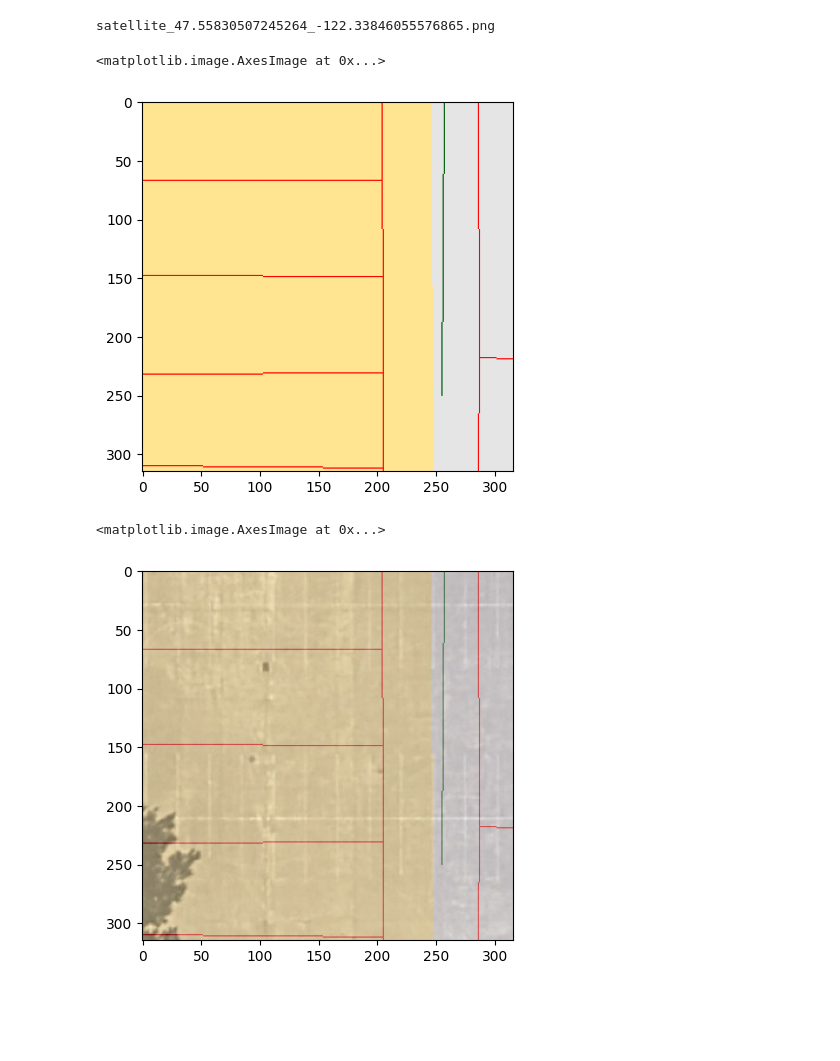
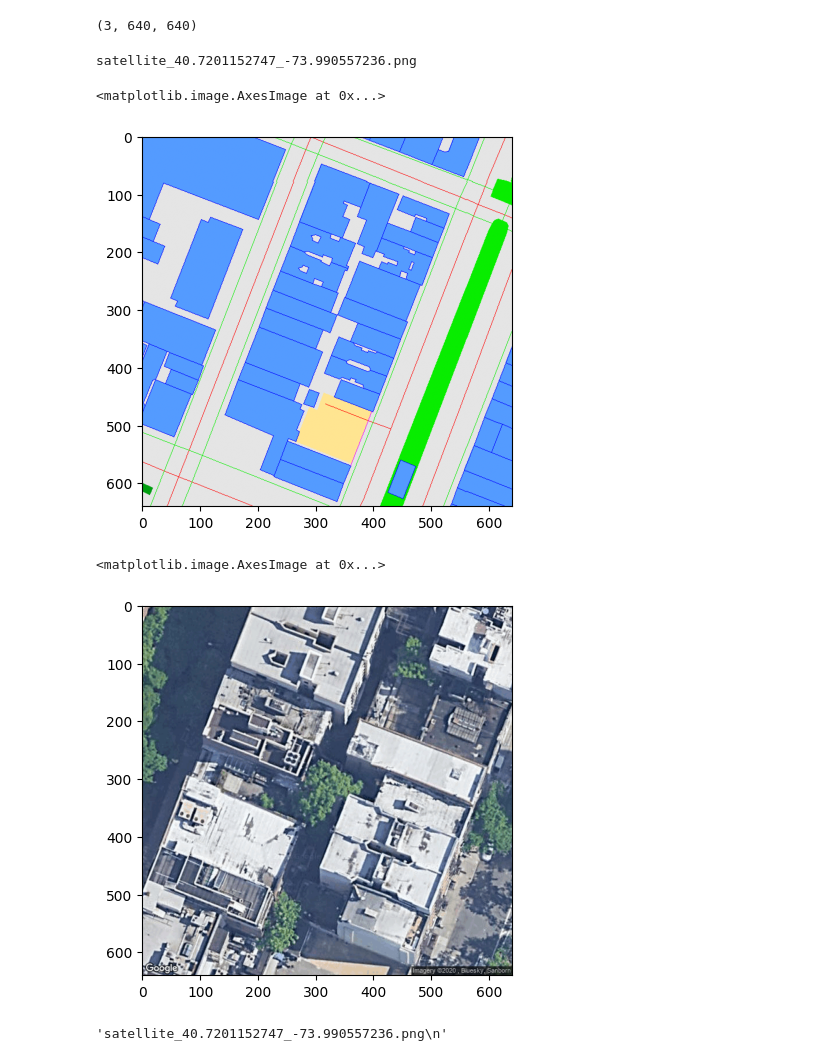
Before and after one commit to lipefree/semester-project-vita, a Jupyter notebook: CCVPE/test_download_osm.ipynb, the cells around one changed output. Saved outputs shown, nothing was run; the diff lists cells and outputs as text; code cells hidden in the pictures; blank space fills up the shorter version.

```diff
--- a/CCVPE/test_download_osm.ipynb
+++ b/CCVPE/test_download_osm.ipynb
@@ -76,27 +86,35 @@ len(r['elements'])
 import os, pickle, gzip
 
 root = "../../VIGOR"
-city = "Seattle"
+city = "NewYork"
 osm_tile_path = os.path.join(root, city, 'osm_tiles', 'data.pkl.gz')
 with gzip.open(osm_tile_path, 'rb') as f:
     loaded_data = pickle.load(f)
+# %%
+raster.shape
+# %% [output]
+(3, 640, 640)
 # %%
-name, raster = loaded_data[0]
+name, raster = loaded_data[4210]
 map_viz = Colormap.apply(raster)
 print(name)
 plt.imshow(map_viz)
 # %% [output]
-satellite_47.55830507245264_-122.33846055576865.png
+satellite_40.7201152747_-73.990557236.png
 <matplotlib.image.AxesImage at 0x...>
-[figure, old version]
+[figure, new version]
 # %%
 from PIL import Image
 
 path = os.path.join('../../VIGOR', city, 'satellite', name[:-1])
 # Load the PNG image
 image = Image.open(path)
-plt.imshow(image, alpha=1)
-plt.imshow(map_viz, alpha=0.5)
+plt.imshow(image)
+# plt.imshow(map_viz, alpha=0.5)
 # %% [output]
 <matplotlib.image.AxesImage at 0x...>
-[figure, old version]
+[figure, new version]
+# %%
+name
+# %% [output]
+'satellite_40.7201152747_-73.990557236.png\n'
```
Also changed, not shown: parts of 18 cells of this notebook, 3 other files.
